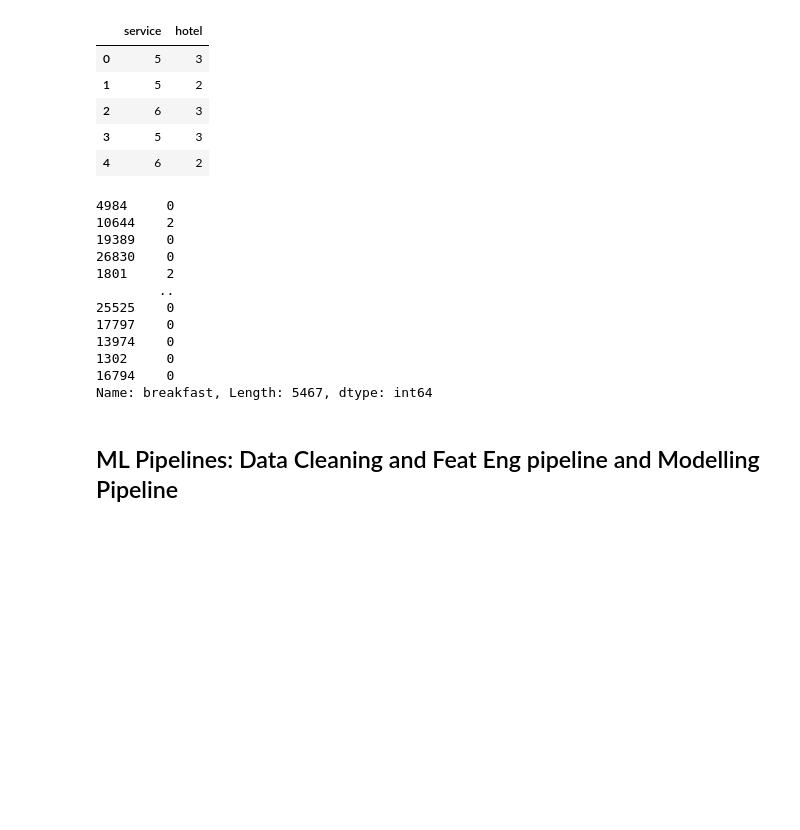
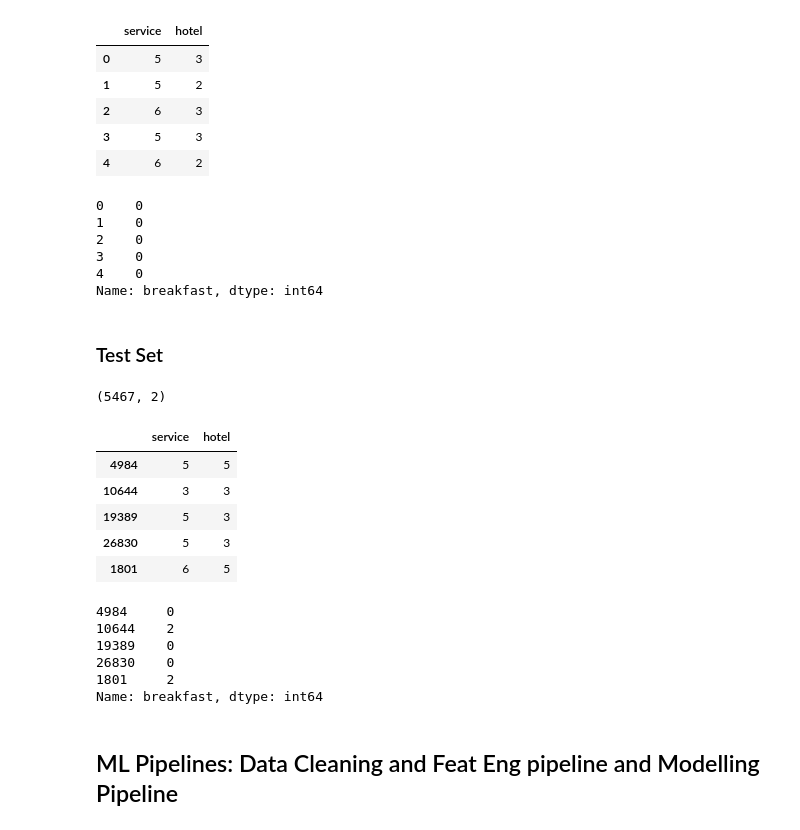
Before and after one commit to ZoltanNyaradi/Guest-Survey-Analysis-to-Improve-Hotel-Breakfast, a Jupyter notebook: jupyter_notebooks/05 - ModelingAndEvaluation.ipynb, the cells around one changed output. Drawn from its saved outputs; the diff is of its cells as text; code cells hidden in the pictures; blank space fills up the shorter version.

Commit message:
Add content for Predict Breakfast and Project Hypotesis

```diff
--- a/jupyter_notebooks/05 - ModelingAndEvaluation.ipynb
+++ b/jupyter_notebooks/05 - ModelingAndEvaluation.ipynb
@@ -678,0 +681,9 @@ X_train.head()
+# %%
+y_train.head(5)
+# %% [output]
+0    0
+1    0
+2    0
+3    0
+4    0
+Name: breakfast, dtype: int64
@@ -679,20 +692,27 @@ X_train.head()
+# %% [markdown]
+### Test Set
+# %%
+print(X_test.shape)
+X_test.head()
+# %% [output]
+(5467, 2)
+|  | service | hotel |
+| 4984 | 5 | 5 |
+| 10644 | 3 | 3 |
+| 19389 | 5 | 3 |
+| 26830 | 5 | 3 |
+| 1801 | 6 | 5 |
 # %%
 X_test.to_csv(f"{file_path}/X_test.csv", index=False)
 # %%
-y_test
+y_test.head(5)
 # %% [output]
 4984     0
 10644    2
 19389    0
 26830    0
 1801     2
-        ..
-25525    0
-17797    0
-13974    0
-1302     0
-16794    0
-Name: breakfast, Length: 5467, dtype: int64
+Name: breakfast, dtype: int64
 # %%
 y_test.to_csv(f"{file_path}/y_test.csv", index=False)
 # %% [markdown]
```
Also changed, not shown: parts of 2 cells of this notebook, 10 other files.
